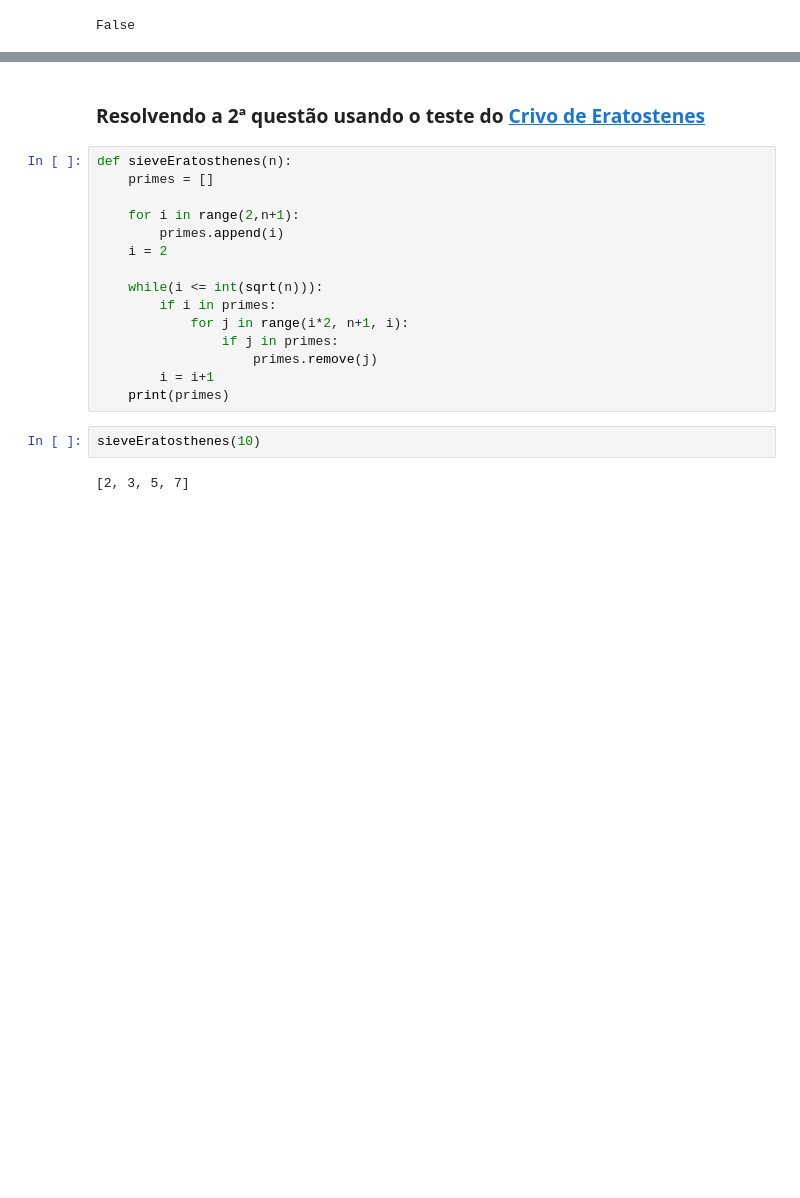
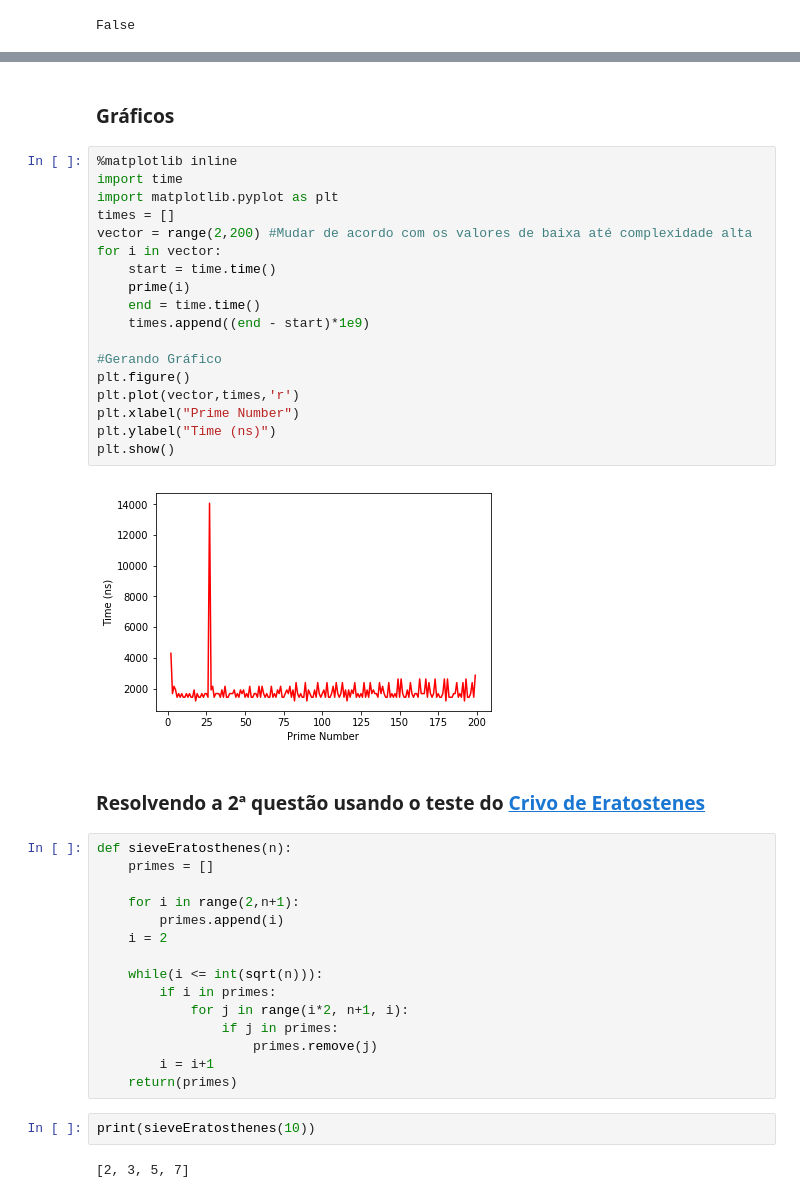
Before and after one commit to cleversonahum/tcii, a Jupyter notebook: num_primos/Números Primos.ipynb, the cells around one changed output, grey strips where cells are left out. Drawn from its saved outputs; the diff is of its cells as text; blank space fills up the shorter version.

Commit message:
adicionando gráficos e falta fazer os testes de complexidade

```diff
--- a/num_primos/Números Primos.ipynb
+++ b/num_primos/Números Primos.ipynb
@@ -22,3 +46,25 @@ False
+# %% [markdown]
+### Gráficos
+# %%
+%matplotlib inline
+import time
+import matplotlib.pyplot as plt
+times = []
+vector = range(2,200) #Mudar de acordo com os valores de baixa até complexidade alta
+for i in vector:
+    start = time.time()
+    prime(i)
+    end = time.time()
+    times.append((end - start)*1e9)
+
+#Gerando Gráfico
+plt.figure()
+plt.plot(vector,times,'r')
+plt.xlabel("Prime Number")
+plt.ylabel("Time (ns)")
+plt.show()
+# %% [output]
+[figure, added]
 # %% [markdown]
 ### Resolvendo a 2ª questão usando o teste do [Crivo de Eratostenes](https://pt.wikipedia.org/wiki/Crivo_de_Erat%C3%B3stenes)
 # %%
@@ -35,8 +81,8 @@ def sieveEratosthenes(n):
                 if j in primes:
                     primes.remove(j)
         i = i+1
-    print(primes)
+    return(primes)
-# %%
-sieveEratosthenes(10)
-# %% [output]
-[2, 3, 5, 7]
+# %%
+print(sieveEratosthenes(10))
+# %% [output]
+[2, 3, 5, 7]
```
Also changed, not shown: parts of 14 cells of this notebook.
